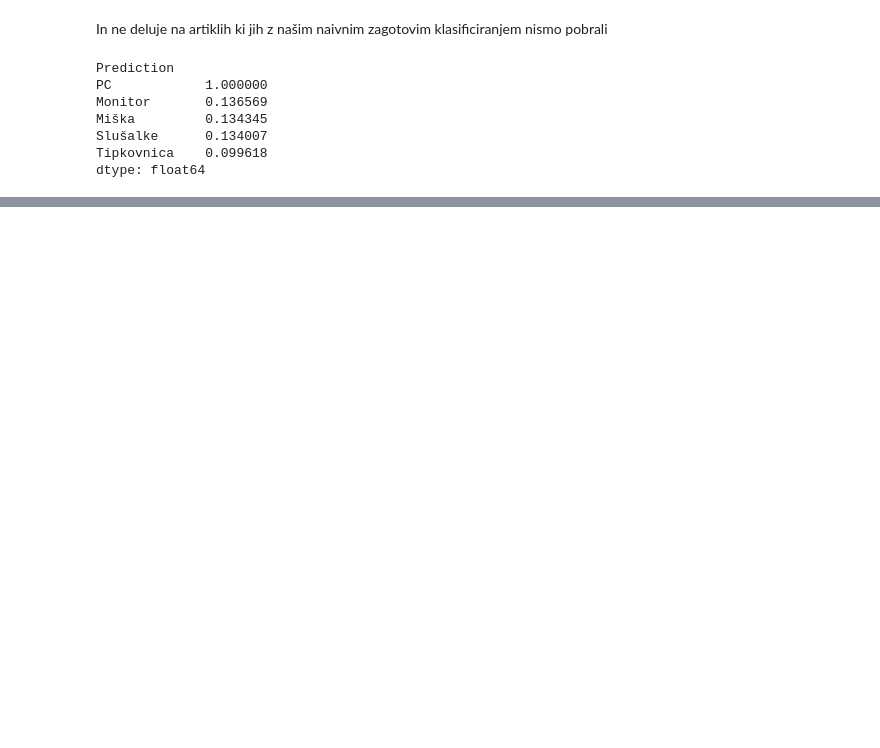
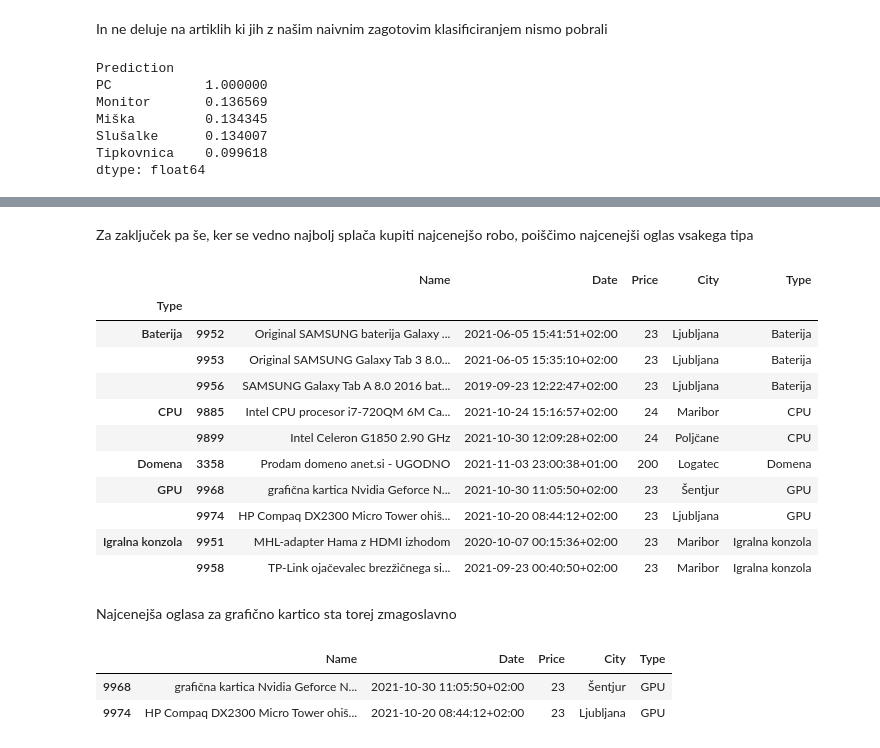
Before and after one commit to JakobPogacnikSouvent/bolha-racunalnistvo-advert-analysis, a Jupyter notebook: analiza.ipynb, the cells around one changed output, grey strips where cells are left out. Drawn from its saved outputs; the diff is of its cells as text; code cells hidden in the pictures; blank space fills up the shorter version.

```diff
--- a/analiza.ipynb
+++ b/analiza.ipynb
@@ -537,5 +661,4 @@ Da bomo boljše razumeli kakšni tipi artiklov se prodajajo na bolhi poskušajmo
 # %%
-
 def guaranteed_type(name):
     def koren_besede(beseda):
         beseda = ''.join(znak for znak in beseda if znak.isalpha())
@@ -549,7 +672,7 @@ def guaranteed_type(name):
         return beseda[:konec + 1]
 
     guaranteed_types = {
-        "Mining Rig" : {"mining", "rig", "rudarjenje", "miner",},
+        "Mining Rig" : {"mining", "rig", "rudarjenje", "miner", "antminer"},
         "PC" : {"pc", "macbook", "prenosnik", "računalnik", "racunalnik"},
         "Tiskalnik" : {"tiskalnik", "printer"},
         "Kartuše" : {"kartuše", "kartuse"},
@@ -581,9 +704,9 @@ def guaranteed_type(name):
     else:
         return "Couldn't determine type"
 
-os.remove("test/predictions.csv")
+#os.remove("test/predictions.csv")
 data['Prediction'] = data.Name.apply(guaranteed_type)
-data[["Name", "Prediction"]].set_index("Name").sort_values("Prediction").to_csv("test/predictions.csv")
+#data[["Name", "Prediction"]].set_index("Name").sort_values("Prediction").to_csv("test/predictions.csv")
 # %% [markdown]
 Vidimo da nam je uspelo klasificirati nekoliko več kot 60% podatkov
 # %%
@@ -715,3 +838,8 @@ Miška         0.134345
 Slušalke      0.134007
 Tipkovnica    0.099618
 dtype: float64
+# %%
+def get_type(s):
+    return determine_type(s).index[0]
+
+data['Type'] = data.Name.apply(get_type)
@@ -717,0 +866,3 @@ dtype: float64
+# %%
+data = data.drop(columns=['Prediction'])
+data.head()
@@ -717,0 +953,26 @@ dtype: float64
+# %% [markdown]
+Za zaključek pa še, ker se vedno najbolj splača kupiti najcenejšo robo, poiščimo najcenejši oglas vsakega tipa
+# %%
+lowest_price_by_type = data.groupby("Type").apply(lambda x : x[x.Price == x.Price.min()])
+lowest_price_by_type.head(10)
+# %% [output]
+|  |  | Name | Date | Price | City | Type |
+| Type |  |  |  |  |  |  |
+| Baterija | 9952 | Original SAMSUNG baterija Galaxy ... | 2021-06-05 15:41:51+02:00 | 23 | Ljubljana | Baterija |
+|  | 9953 | Original SAMSUNG Galaxy Tab 3 8.0... | 2021-06-05 15:35:10+02:00 | 23 | Ljubljana | Baterija |
+|  | 9956 | SAMSUNG Galaxy Tab A 8.0 2016 bat... | 2019-09-23 12:22:47+02:00 | 23 | Ljubljana | Baterija |
+| CPU | 9885 | Intel CPU procesor i7-720QM 6M Ca... | 2021-10-24 15:16:57+02:00 | 24 | Maribor | CPU |
+|  | 9899 | Intel Celeron G1850 2.90 GHz | 2021-10-30 12:09:28+02:00 | 24 | Poljčane | CPU |
+| Domena | 3358 | Prodam domeno anet.si - UGODNO | 2021-11-03 23:00:38+01:00 | 200 | Logatec | Domena |
+| GPU | 9968 | grafična kartica Nvidia Geforce N... | 2021-10-30 11:05:50+02:00 | 23 | Šentjur | GPU |
+|  | 9974 | HP Compaq DX2300 Micro Tower ohiš... | 2021-10-20 08:44:12+02:00 | 23 | Ljubljana | GPU |
+| Igralna konzola | 9951 | MHL-adapter Hama z HDMI izhodom | 2020-10-07 00:15:36+02:00 | 23 | Maribor | Igralna konzola |
+|  | 9958 | TP-Link ojačevalec brezžičnega si... | 2021-09-23 00:40:50+02:00 | 23 | Maribor | Igralna konzola |
+# %% [markdown]
+Najcenejša oglasa za grafično kartico sta torej zmagoslavno
+# %%
+lowest_price_by_type.xs('GPU', level='Type')
+# %% [output]
+|  | Name | Date | Price | City | Type |
+| 9968 | grafična kartica Nvidia Geforce N... | 2021-10-30 11:05:50+02:00 | 23 | Šentjur | GPU |
+| 9974 | HP Compaq DX2300 Micro Tower ohiš... | 2021-10-20 08:44:12+02:00 | 23 | Ljubljana | GPU |
```
Also changed, not shown: parts of 50 cells of this notebook.
